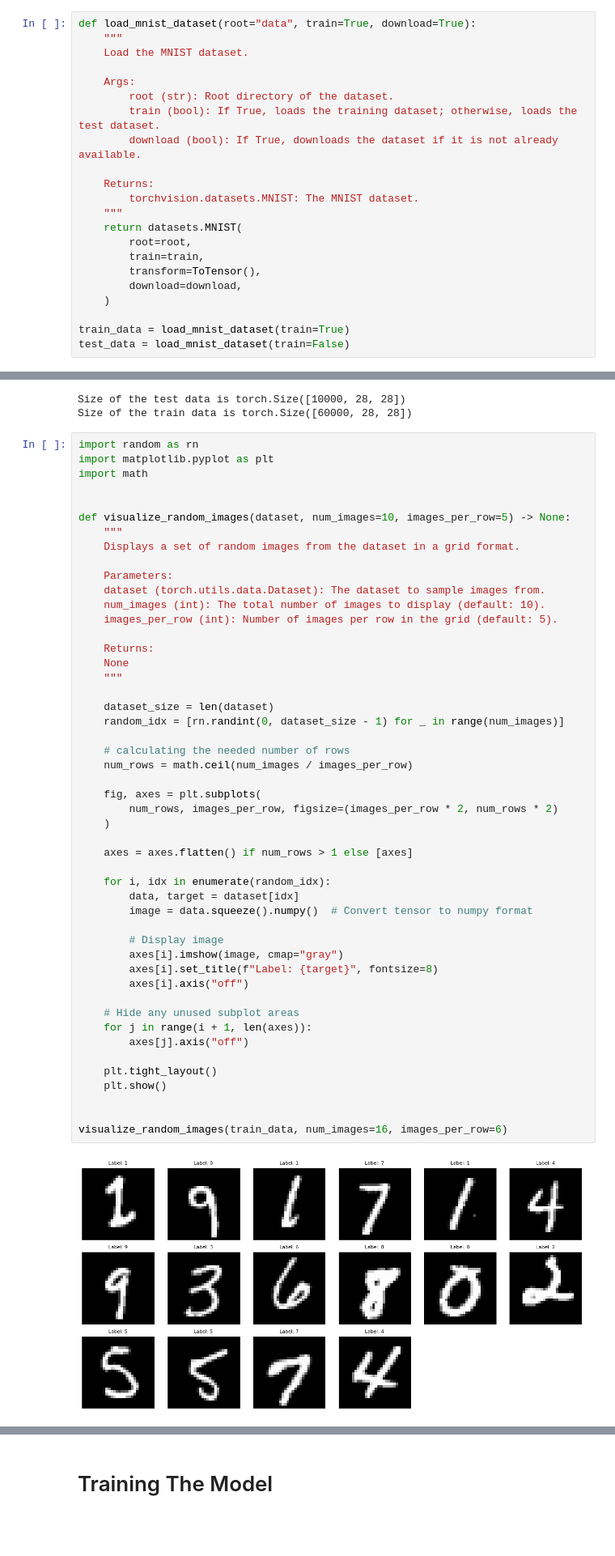
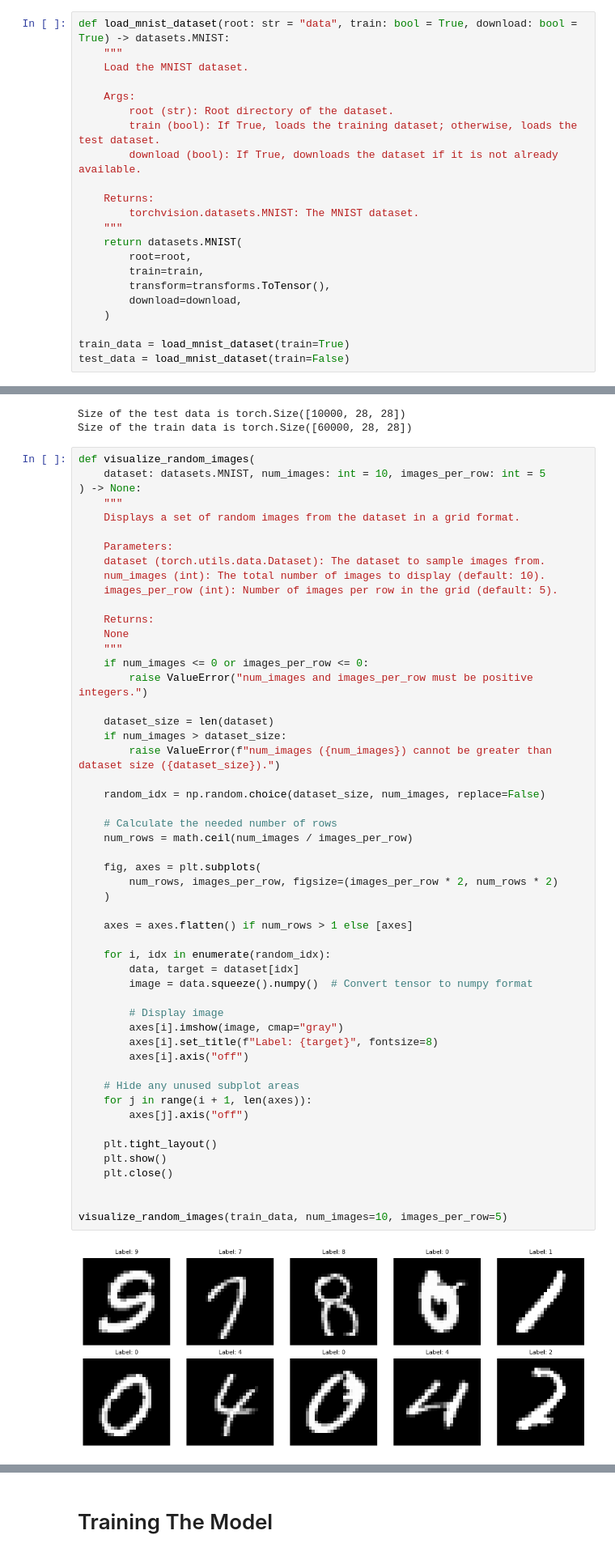
Before and after one commit to smartestnerdfromtown/handwrt_dgt_rcgn_pytorch, a Jupyter notebook: main.ipynb, the cells around one changed output, grey strips where cells are left out. Shown at 81% size. Cells and saved outputs as stored; diff of their text form; blank space fills up the shorter version.

```diff
--- a/main.ipynb
+++ b/main.ipynb
@@ -6,7 +16,7 @@ import warnings
 # Suppress specific UserWarnings
 warnings.filterwarnings("ignore", category=UserWarning)
 # %%
-def load_mnist_dataset(root="data", train=True, download=True):
+def load_mnist_dataset(root: str = "data", train: bool = True, download: bool = True) -> datasets.MNIST:
     """
     Load the MNIST dataset.
 
@@ -21,7 +31,7 @@ def load_mnist_dataset(root="data", train=True, download=True):
     return datasets.MNIST(
         root=root,
         train=train,
-        transform=ToTensor(),
+        transform=transforms.ToTensor(),
         download=download,
     )
 
@@ -34,12 +44,9 @@ print(f"Size of the train data is {train_data.data.shape}")
 Size of the test data is torch.Size([10000, 28, 28])
 Size of the train data is torch.Size([60000, 28, 28])
 # %%
-import random as rn
-import matplotlib.pyplot as plt
-import math
-
-
-def visualize_random_images(dataset, num_images=10, images_per_row=5) -> None:
+def visualize_random_images(
+    dataset: datasets.MNIST, num_images: int = 10, images_per_row: int = 5
+) -> None:
     """
     Displays a set of random images from the dataset in a grid format.
 
@@ -51,37 +58,43 @@ def visualize_random_images(dataset, num_images=10, images_per_row=5) -> None:
     Returns:
     None
     """
+    if num_images <= 0 or images_per_row <= 0:
+        raise ValueError("num_images and images_per_row must be positive integers.")
 
     dataset_size = len(dataset)
-    random_idx = [rn.randint(0, dataset_size - 1) for _ in range(num_images)]
+    if num_images > dataset_size:
+        raise ValueError(f"num_images ({num_images}) cannot be greater than dataset size ({dataset_size}).")
 
-    # calculating the needed number of rows
+    random_idx = np.random.choice(dataset_size, num_images, replace=False)
+
+    # Calculate the needed number of rows
     num_rows = math.ceil(num_images / images_per_row)
 
     fig, axes = plt.subplots(
         num_rows, images_per_row, figsize=(images_per_row * 2, num_rows * 2)
     )
 
     axes = axes.flatten() if num_rows > 1 else [axes]
 
     for i, idx in enumerate(random_idx):
         data, target = dataset[idx]
         image = data.squeeze().numpy()  # Convert tensor to numpy format
 
         # Display image
         axes[i].imshow(image, cmap="gray")
         axes[i].set_title(f"Label: {target}", fontsize=8)
         axes[i].axis("off")
 
     # Hide any unused subplot areas
     for j in range(i + 1, len(axes)):
         axes[j].axis("off")
 
     plt.tight_layout()
     plt.show()
+    plt.close()
 
 
-visualize_random_images(train_data, num_images=16, images_per_row=6)
+visualize_random_images(train_data, num_images=10, images_per_row=5)
 # %% [output]
-[figure, old version]
+[figure, new version]
 # %%
```
Also changed, not shown: parts of 16 cells of this notebook.
